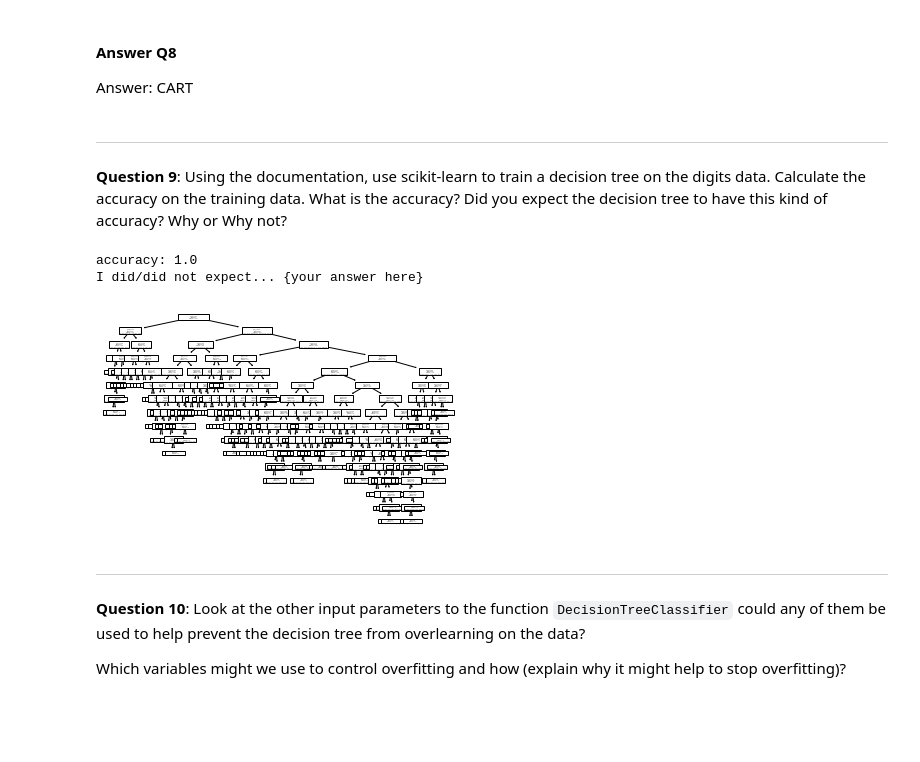
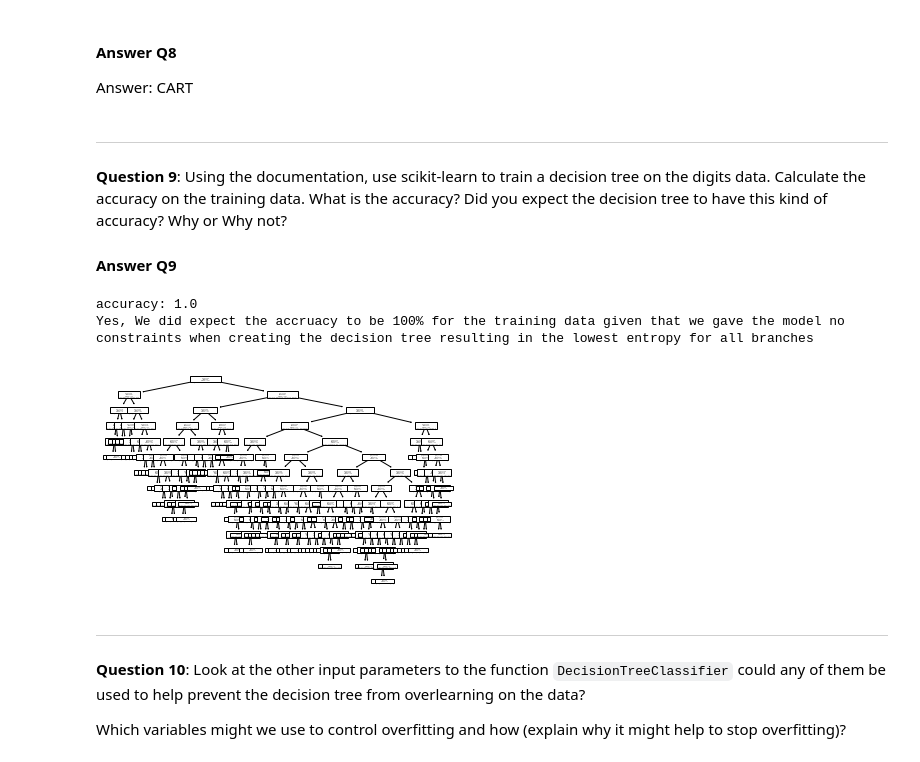
Before and after one commit to dk28yip/MSDS7331, a Jupyter notebook: ICA2_Group(HJKY).ipynb, the cells around one changed output. Cells and saved outputs as stored; diff of their text form; code cells hidden in the pictures; blank space fills up the shorter version.

```diff
--- a/ICA2_Group(HJKY).ipynb
+++ b/ICA2_Group(HJKY).ipynb
@@ -387,33 +393,41 @@ Answer: CART
 # %% [markdown]
 ___
 **Question 9**: Using the documentation, use scikit-learn to train a decision tree on the digits data. Calculate the accuracy on the training data. What is the accuracy? Did you expect the decision tree to have this kind of accuracy? Why or Why not?
+
+#### Answer Q9
 # %%
 # use scikit learn to train a decision tree
 from sklearn.model_selection import StratifiedShuffleSplit
 from sklearn.tree import DecisionTreeClassifier
 from sklearn import tree
+from sklearn.model_selection import train_test_split # Import train_test_split function
+
+X = ds.data
+y = ds.target
+
+X_train, X_test, y_train, y_test = train_test_split(X, y, test_size=0.2, random_state=1) # 80% training and 20% test
 
 # enter your code below here to train and predict on the same data
 dt_clf = DecisionTreeClassifier()
-X, y = ds.data, ds.target
-dt_clf = dt_clf.fit(X, y)
+
+dt_clf = dt_clf.fit(X_train, y_train)
 
 
 tree.plot_tree(dt_clf)
 # enter your code above here
 
 from sklearn.metrics import accuracy_score
 
 # enter your code below here to calculate accuracy
 
-yhat = dt_clf.predict(X)
-print('accuracy:', accuracy_score(y,yhat))
-print('I did/did not expect... {your answer here}')
+yhat = dt_clf.predict(X_train)
+print('accuracy:', accuracy_score(y_train,yhat))
+print('Yes, We did expect the accruacy to be 100% for the training data given that we gave the model no constraints when creating the decision tree resulting in the lowest entropy for all branches')
 # enter your code above here
 # %% [output]
 accuracy: 1.0
-I did/did not expect... {your answer here}
+Yes, We did expect the accruacy to be 100% for the training data given that we gave the model no constraints when creating the decision tree resulting in the lowest entropy for all branches
-[figure, old version]
+[figure, new version]
 # %% [markdown]
 ___
 **Question 10**: Look at the other input parameters to the function `DecisionTreeClassifier` could any of them be used to help prevent the decision tree from overlearning on the data?
```
Also changed, not shown: parts of 8 cells of this notebook.
